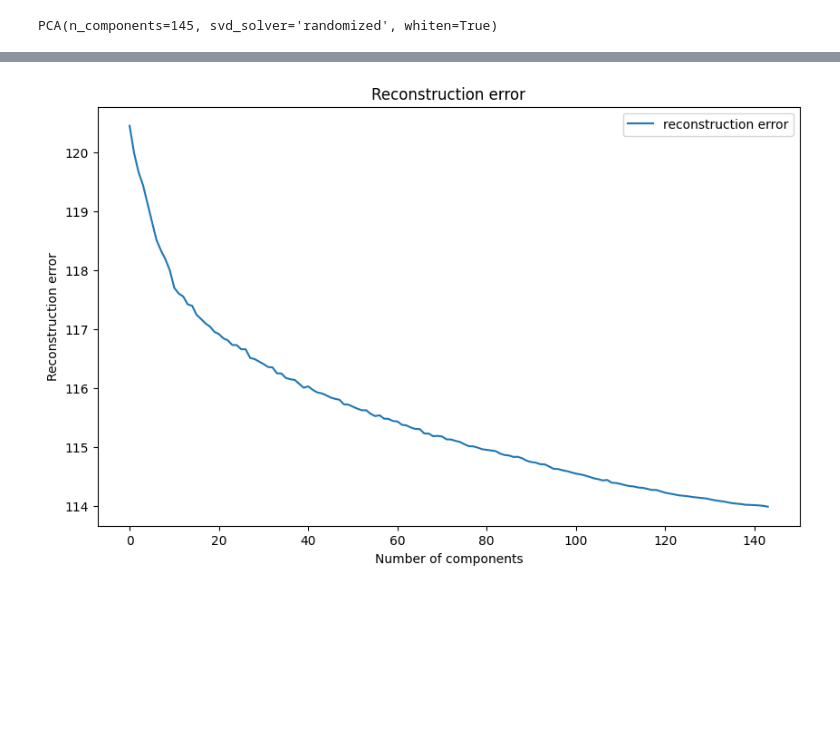
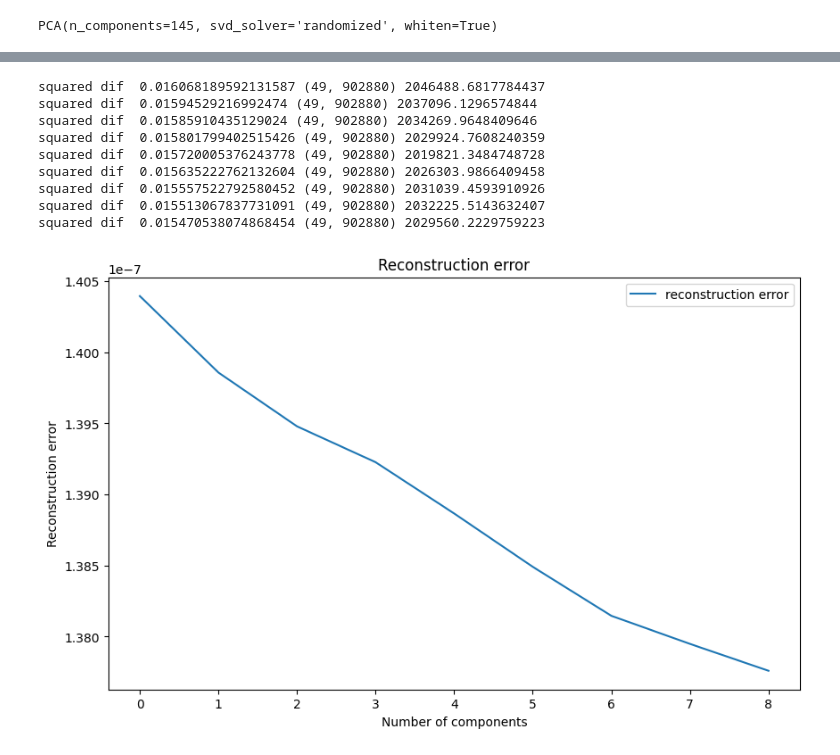
Before and after one commit to KlaraGtknst/topic-analysis-text-data, a Jupyter notebook: num_pca_comp.ipynb, the cells around one changed output, grey strips where cells are left out. Saved outputs shown, nothing was run; the diff lists cells and outputs as text; code cells hidden in the pictures; blank space fills up the shorter version.

```diff
--- a/num_pca_comp.ipynb
+++ b/num_pca_comp.ipynb
@@ -20,7 +20,7 @@ def get_directories():
 # %%
 baseDir, resDir = get_directories()
 # %%
-paths = select_rep_path(baseDir, 1000) if baseDir.startswith('/mnt/') else list(scanRecurse(baseDir))
+paths = select_rep_path(baseDir, 10) if baseDir.startswith('/mnt/') else list(scanRecurse(baseDir))
 # %%
 import numpy as np
 
@@ -75,11 +75,13 @@ from sklearn.decomposition import PCA
 def plot_rec_err(X_train, X_test, n_max=10, save=False, resDir:str='results/'):
     reconstr_err = []
     for i in range(1, n_max):
-        pca = PCA(n_components=i, whiten=True, svd_solver="randomized")
+        pca = PCA(n_components=i)#, whiten=True)#, svd_solver="randomized")
         pca.fit(X_train)
         X_test_pca = pca.transform(X_test)
         X_test_pca_inverse = pca.inverse_transform(X_test_pca)
-        reconstr_err.append(np.linalg.norm(X_test_pca_inverse - X_test) / np.sqrt(X_test.shape[0])) # TODO: Fehlermaß? durch anzahl pixel -> pro pixel
+        sqr_dif = (X_test - X_test_pca_inverse)**2
+        print('squared dif ', np.mean(sqr_dif), sqr_dif.shape, np.sum(abs(X_test - X_test_pca_inverse)))
+        reconstr_err.append(np.sqrt(np.mean(sqr_dif))/len(X_test[0])) # RMSE per pixel in [0,1]
 
     # plot reconstruction error
     plt.figure(figsize=(10,6))
@@ -117,5 +117,13 @@ plot_expl_var(pca, save=True, resDir=resDir)
 # %%
-plot_rec_err(X_train, X_test, n_max= min(len(X_train),len(X_train[0])), save=True, resDir=resDir)
-# TODO: Y-Achse durch 6 teilen, da 40 Bilder in Test set und Wurzel von 40 ist 6 (s. Fehlermaß)
+plot_rec_err(X_train, X_test, n_max= min(10,len(X_train),len(X_train[0])), save=False, resDir=resDir)
 # %% [output]
+squared dif  0.016068189592131587 (49, 902880) 2046488.6817784437
+squared dif  0.01594529216992474 (49, 902880) 2037096.1296574844
+squared dif  0.01585910435129024 (49, 902880) 2034269.9648409646
+squared dif  0.015801799402515426 (49, 902880) 2029924.7608240359
+squared dif  0.015720005376243778 (49, 902880) 2019821.3484748728
+squared dif  0.015635222762132604 (49, 902880) 2026303.9866409458
+squared dif  0.015557522792580452 (49, 902880) 2031039.4593910926
+squared dif  0.015513067837731091 (49, 902880) 2032225.5143632407
+squared dif  0.015470538074868454 (49, 902880) 2029560.2229759223
-[figure, old version]
+[figure, new version]
```
Also changed, not shown: parts of 1 cell of this notebook, 1 other file.
